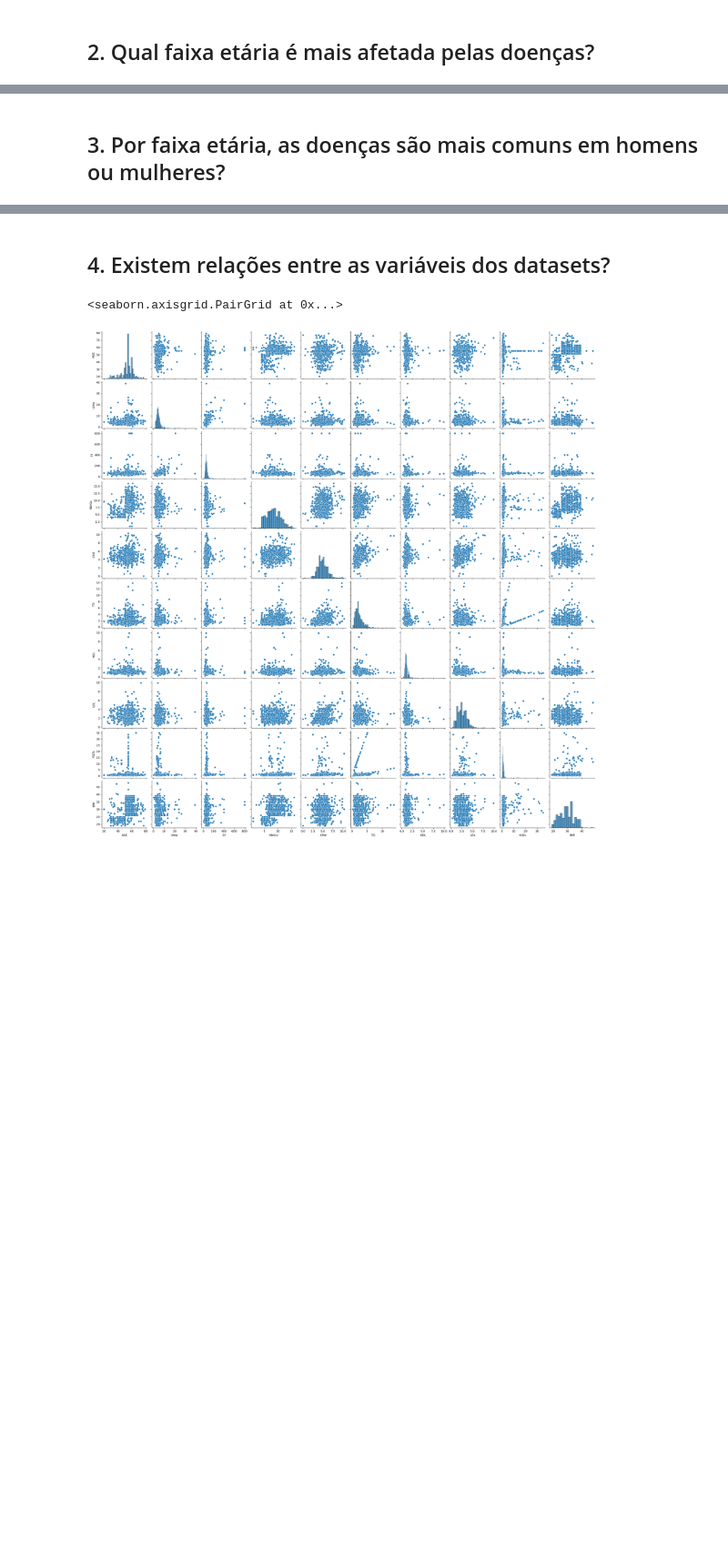
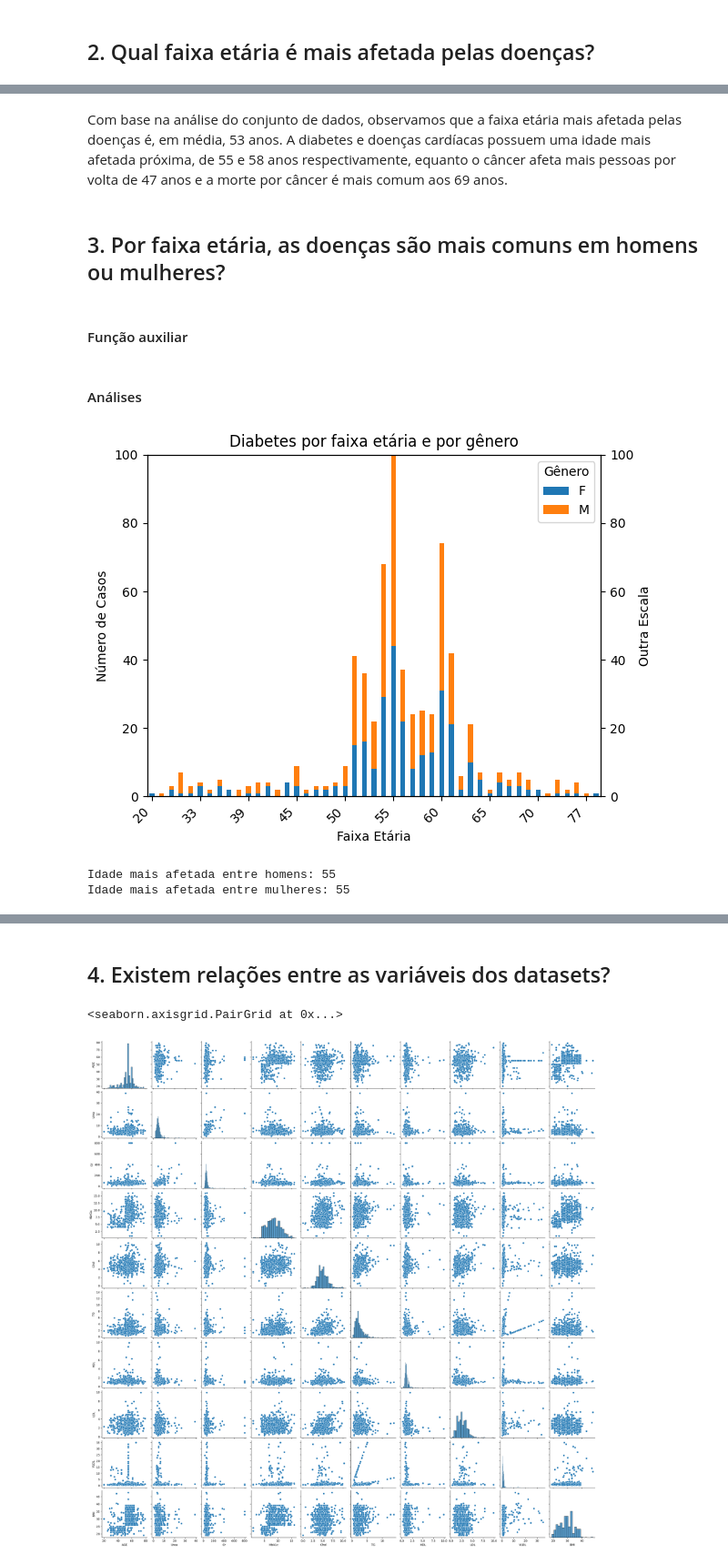
Before and after one commit to Raphael-Marchetti-Calciolari/projects-data-science-diseases-ieee-dataport, a Jupyter notebook: Projeto_Ciencia_de_Dados.ipynb, the cells around one changed output, grey strips where cells are left out. Shown at 91% size. Drawn from its saved outputs; the diff is of its cells as text; code cells hidden in the pictures; blank space fills up the shorter version.

```diff
--- a/Projeto_Ciencia_de_Dados.ipynb
+++ b/Projeto_Ciencia_de_Dados.ipynb
@@ -556,2 +609,55 @@ print(f'{n_men} M\t{n_fem} F')
+# %% [markdown]
+Com base na análise do conjunto de dados, observamos que a faixa etária mais afetada pelas doenças é, em média, 53 anos. A diabetes e doenças cardíacas possuem uma idade mais afetada próxima, de 55 e 58 anos respectivamente, equanto o câncer afeta mais pessoas por volta de 47 anos e a morte por câncer é mais comum aos 69 anos.
 # %% [markdown]
 ## 3. Por faixa etária, as doenças são mais comuns em homens ou mulheres?
+# %% [markdown]
+#### Função auxiliar
+# %%
+def plot_disease_by_gender_and_age(disease_column, disease_status, gender_column, female_identifier, male_identifier, age_column, dataframe, title='Casos de Doenças por Faixa Etária e Gênero'):
+    """
+    Returns:
+        Uma tupla contendo a moda das idades para mulheres e homens afetados.
+    """
+    # Filtrando apenas os casos de interesse
+    disease_cases = dataframe[dataframe[disease_column] == disease_status]
+
+    # Agrupando por faixa etária e gênero e contando os casos
+    age_gender_counts = disease_cases.groupby([age_column, gender_column]).size().unstack()
+
+    # Ordenando as faixas etárias em ordem crescente
+    age_gender_counts = age_gender_counts.sort_index()
+
+    # Criando o gráfico de barras empilhadas
+    age_gender_counts.plot(kind='bar', stacked=True)
+    plt.xlabel('Faixa Etária')
+    plt.ylabel('Número de Casos')
+    plt.title(title)
+    plt.legend(title='Gênero')
+
+    x_ticks = np.arange(0, len(age_gender_counts.index), 5)
+    plt.xticks(x_ticks, age_gender_counts.index[x_ticks], rotation=45, ha='right')
+
+    plt.tight_layout()
+    plt.autoscale()
+    plt.show()
+
+    male_mode = statistics.mode(disease_cases[disease_cases[gender_column] == male_identifier][age_column])
+    female_mode = statistics.mode(disease_cases[disease_cases[gender_column] == female_identifier][age_column])
+
+    return female_mode, male_mode
+# %% [markdown]
+#### Análises
+# %%
+modes = plot_disease_by_gender_and_age(
+    'CLASS', 'Y',
+    'Gender', 'F', 'M',
+    'AGE',
+    diabetes_df,
+    'Diabetes por faixa etária e por gênero'
+)
+
+print(f"\nIdade mais afetada entre homens: {modes[1]}\nIdade mais afetada entre mulheres: {modes[0]}")
+# %% [output]
+[figure, added]
+Idade mais afetada entre homens: 55
+Idade mais afetada entre mulheres: 55
```
Also changed, not shown: parts of 29 cells of this notebook.
